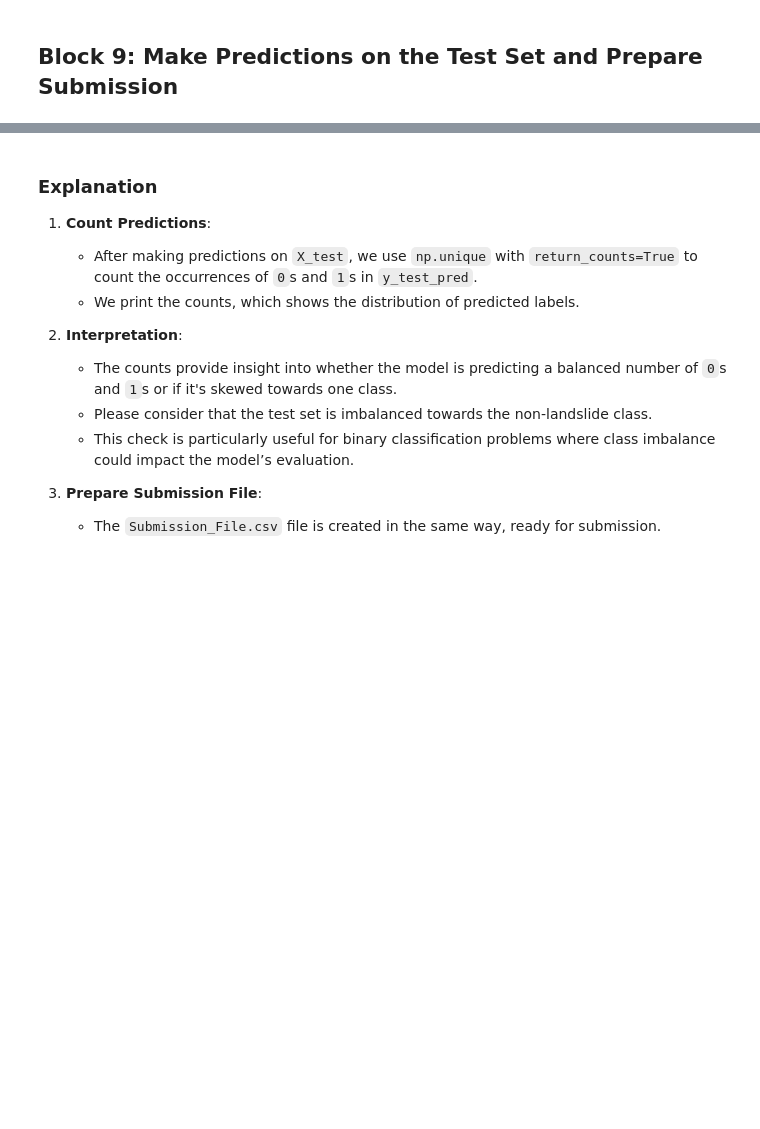
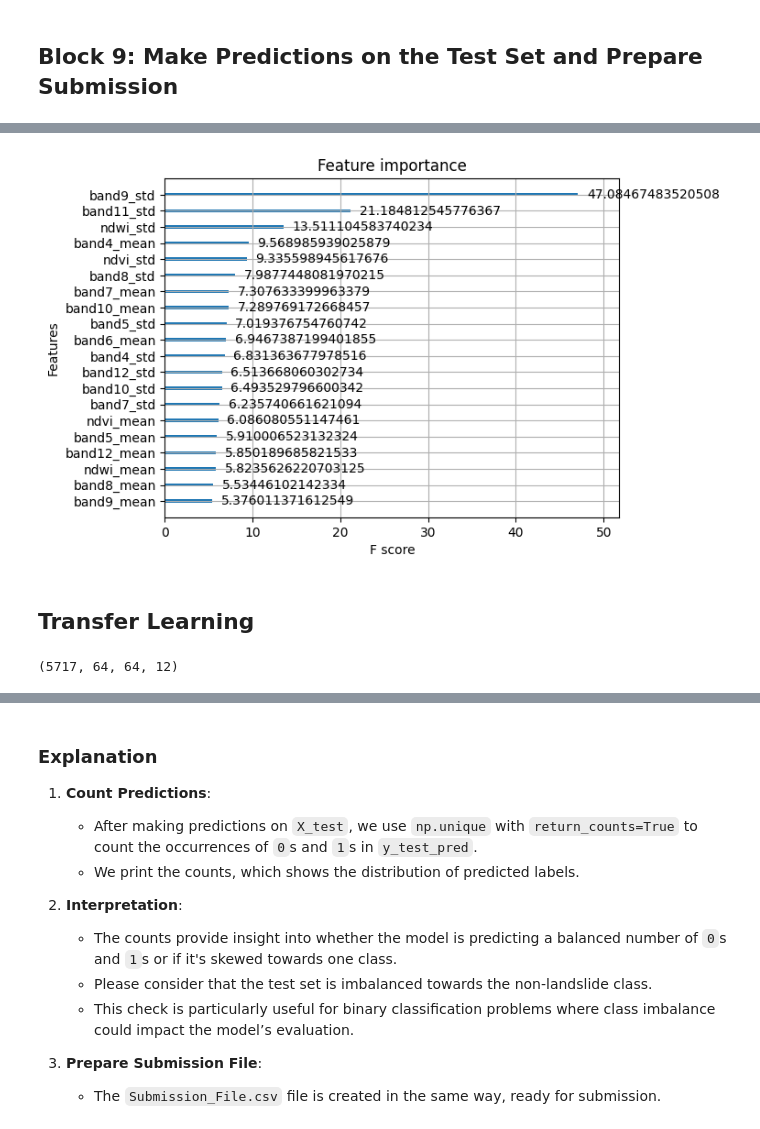
Before and after one commit to Kanyenje-Brian/Landslide-Detection, a Jupyter notebook: Project Notebook.ipynb, the cells around one changed output, grey strips where cells are left out. Cells and saved outputs as stored; diff of their text form; code cells hidden in the pictures; blank space fills up the shorter version.

```diff
--- a/Project Notebook.ipynb
+++ b/Project Notebook.ipynb
@@ -506,0 +903,38 @@ This combined plot of accuracy and loss offers a comprehensive view of model per
+# %%
+from optuna.samplers import RandomSampler
+def objective(trial):
+    params = {
+        "max_depth": trial.suggest_int("max_depth", 3, 12),
+        "learning_rate": trial.suggest_float("learning_rate", 0.01, 0.3, log=True),
+        "subsample": trial.suggest_float("subsample", 0.6, 1.0),
+        "colsample_bytree": trial.suggest_float("colsample_bytree", 0.6, 1.0),
+        "min_child_weight": trial.suggest_float("min_child_weight", 1, 10),
+        "gamma": trial.suggest_float("gamma", 0, 5),
+        "reg_lambda": trial.suggest_float("reg_lambda", 1e-8, 10.0, log=True),
+        "reg_alpha": trial.suggest_float("reg_alpha", 1e-8, 1.0, log=True),
+        "random_state": 42,
+
+    }
+
+    skf = StratifiedKFold(n_splits=5, shuffle=True, random_state=42)
+    f1_scores = []
+
+    model = XGBClassifier(**params)
+    model.fit(
+        X_train, y_train,
+        eval_set=[(X_val, y_val)],
+        verbose=False
+        )
+
+    y_pred = model.predict(X_val)
+    f1_scores.append(f1_score(y_val, y_pred))
+
+    return np.mean(f1_scores)
+
+optuna.logging.set_verbosity(optuna.logging.CRITICAL)
+
+study = optuna.create_study(direction="maximize", sampler=RandomSampler())
+study.optimize(objective, n_trials=30)
+
+print("Best F1:", study.best_value)
+print("Best Params:", study.best_params)
@@ -506,0 +944,3 @@ This combined plot of accuracy and loss offers a comprehensive view of model per
+# %%
+best_xgb = XGBClassifier(**study.best_params)
+cross_validate_model(best_xgb, X_train, y_train)
@@ -536 +1163,13 @@ Prediction counts: {0: 5048, 1: 350}
 Sample submission file created as 'Submission_File.csv'.
+# %%
+from xgboost import plot_importance
+plot_importance(best_xgb, importance_type='gain', max_num_features=20)
+plt.show()
+# %% [output]
+[figure, added]
+# %% [markdown]
+## Transfer Learning
+# %%
+X_train.shape
+# %% [output]
+(5717, 64, 64, 12)
```
Also changed, not shown: parts of 45 cells of this notebook.
